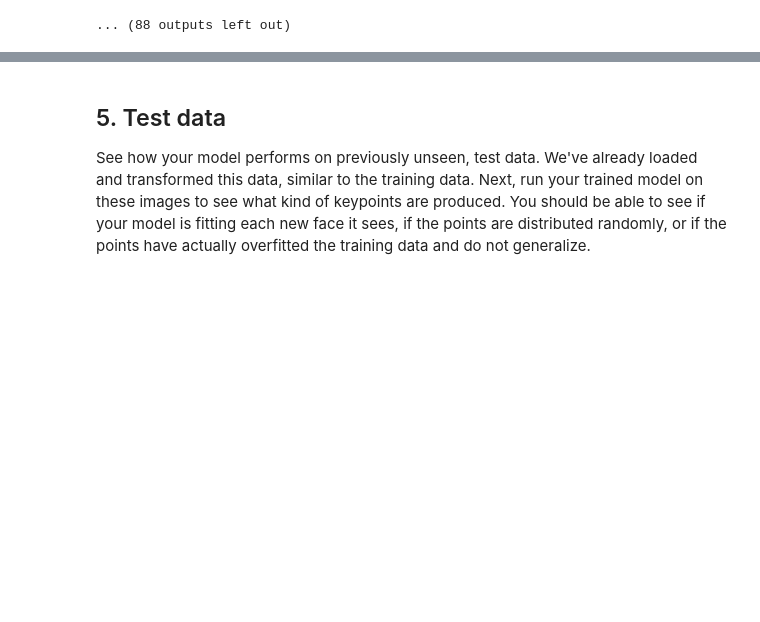
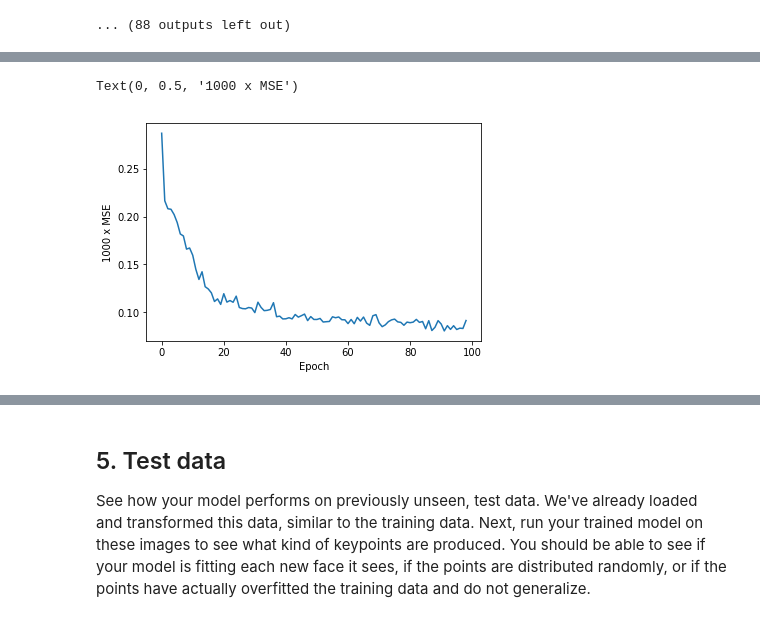
Before and after one commit to lkforward/facelook, a Jupyter notebook: 2_Define_the_Network_Architecture.ipynb, the cells around one changed output, grey strips where cells are left out. Saved outputs shown, nothing was run; the diff lists cells and outputs as text; code cells hidden in the pictures; blank space fills up the shorter version.

```diff
--- a/2_Define_the_Network_Architecture.ipynb
+++ b/2_Define_the_Network_Architecture.ipynb
@@ -619,0 +636,11 @@ def loss_hist_by_epoch(fname_batch_loss, n_total_samples, batch_size):
+# %%
+fname_batch_loss = '/content/gdrive/My Drive/prj1_keypoints/train_loss_batch64.npy'
+n_total_samples = 3462
+loss_hist = loss_per_epoch(fname_batch_loss, n_total_samples, batch_size=64)
+
+plt.plot(loss_hist)
+plt.xlabel('Epoch')
+plt.ylabel('1000 x MSE')
+# %% [output]
+Text(0, 0.5, '1000 x MSE')
+[figure, added]
```
Also changed, not shown: parts of 7 cells of this notebook.
